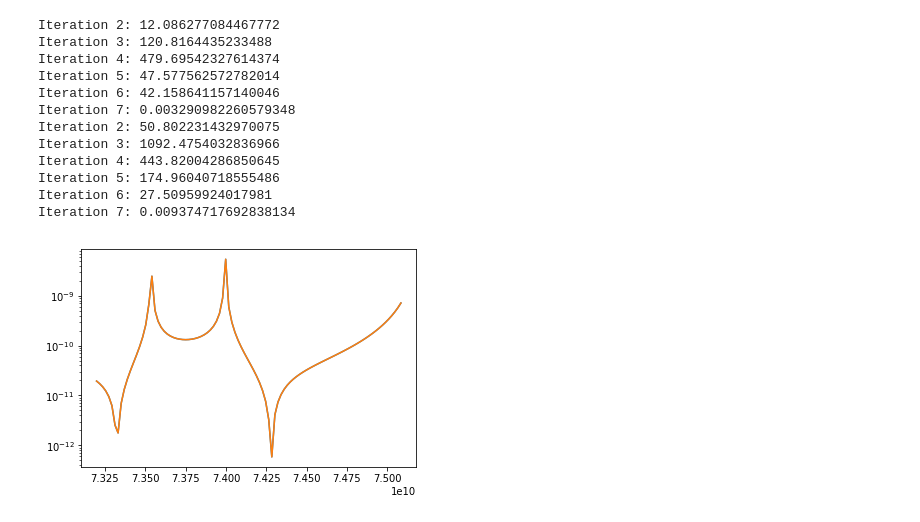
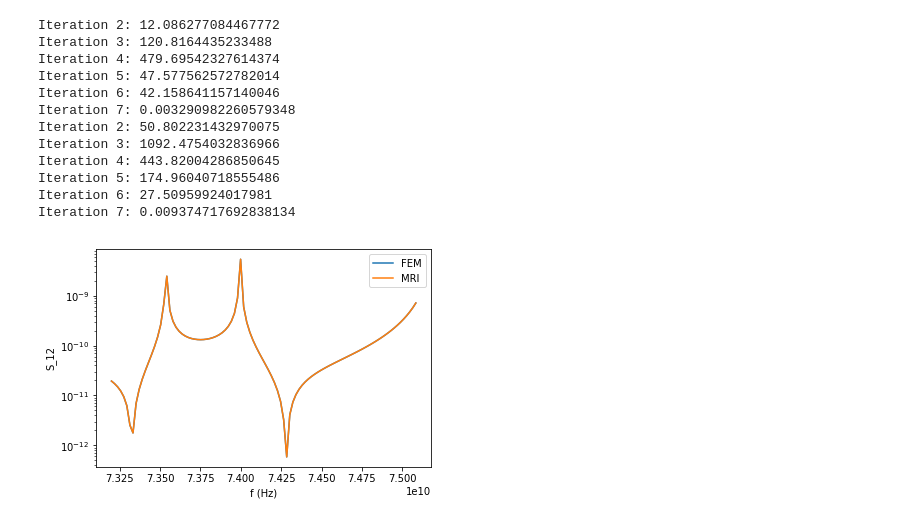
Before and after one commit to FMatti/Maxwell-MRI, a Jupyter notebook: examples/circular_waveguide_filter/circular_waveguide_filter.ipynb, the cells around one changed output. Saved outputs shown, nothing was run; the diff lists cells and outputs as text; code cells hidden in the pictures.

```diff
--- a/examples/circular_waveguide_filter/circular_waveguide_filter.ipynb
+++ b/examples/circular_waveguide_filter/circular_waveguide_filter.ipynb
@@ -137,8 +137,11 @@ Iteration 5: 174.96040718555486
 Iteration 6: 27.50959924017981
 Iteration 7: 0.009374717692838134
 # %%
-plt.plot(freq[::2], S12_FEM)
-plt.plot(freq[::2], S12_MRI)
+plt.plot(freq[::2], S12_FEM, label='FEM')
+plt.plot(freq[::2], S12_MRI, label='MRI')
+plt.ylabel('S_12')
+plt.xlabel('f (Hz)')
+plt.legend()
 plt.yscale('log')
 # %% [output]
-[figure, old version]
+[figure, new version]
```
Also changed, not shown: parts of 5 cells of this notebook, 4 other files.
